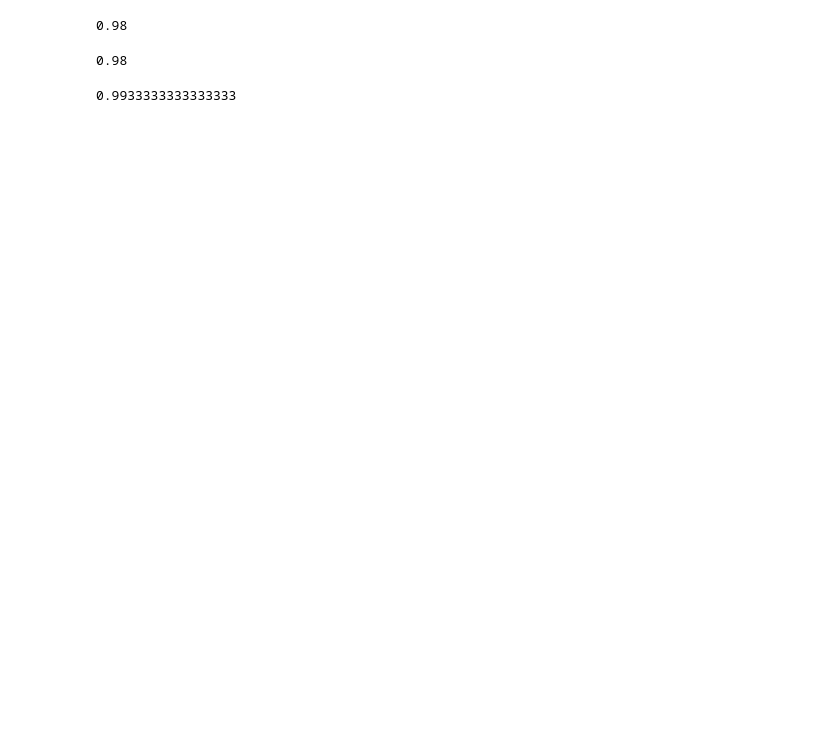
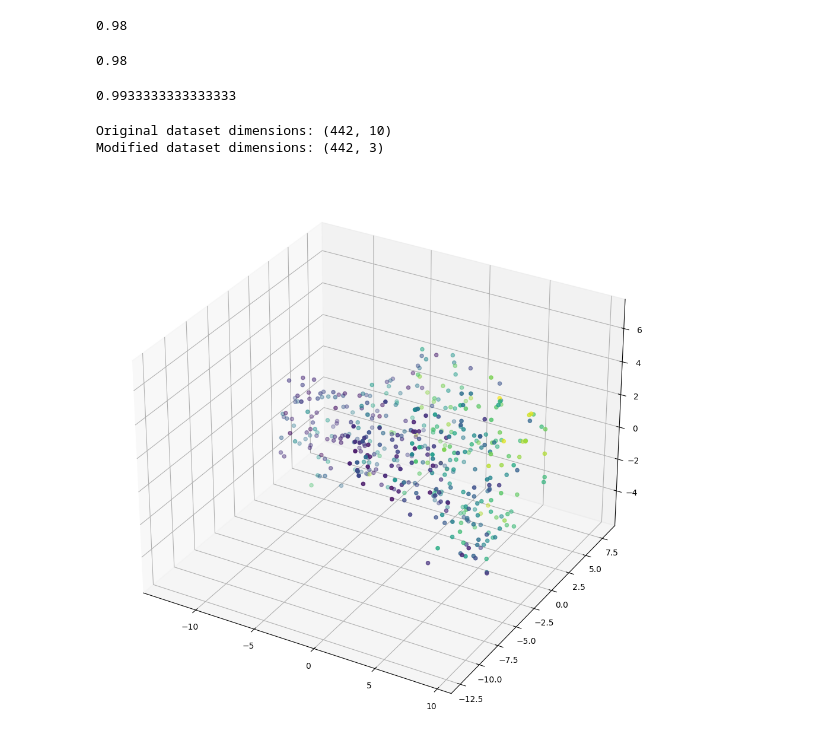
Before and after one commit to Arsh2607/SIT720-ML-Deakin, a Jupyter notebook: week7-svm.ipynb, the cells around one changed output. Drawn from its saved outputs; the diff is of its cells as text; code cells hidden in the pictures; blank space fills up the shorter version.

```diff
--- a/week7-svm.ipynb
+++ b/week7-svm.ipynb
@@ -264,3 +329,24 @@ clf.predict(X_test)
 clf.score(X_test, y_test)
 # %% [output]
 0.9933333333333333
+# %%
+# 3. Load "diabetes" datasets from SKlearn and print the dimension of the dataset.
+# Apply tSNE method to reduce dimension and select first three components.
+# Plot the selected components using appropriate visualisation technique.
+
+# Load the dataset
+diabetes = load_diabetes()
+X = diabetes.data
+y = diabetes.target
+
+
+# Normalize the data
+scaler = StandardScaler()
+X_norm = scaler.fit_transform(X)
+
+# Perform dimensionality reduction using t-SNE
+pca, reduced_X = dim_reduce(X_norm, y, n_components=3, method='t-SNE')
+# %% [output]
+Original dataset dimensions: (442, 10)
+Modified dataset dimensions: (442, 3)
+[figure, added]
```
Also changed, not shown: parts of 10 cells of this notebook, 6 other files.
